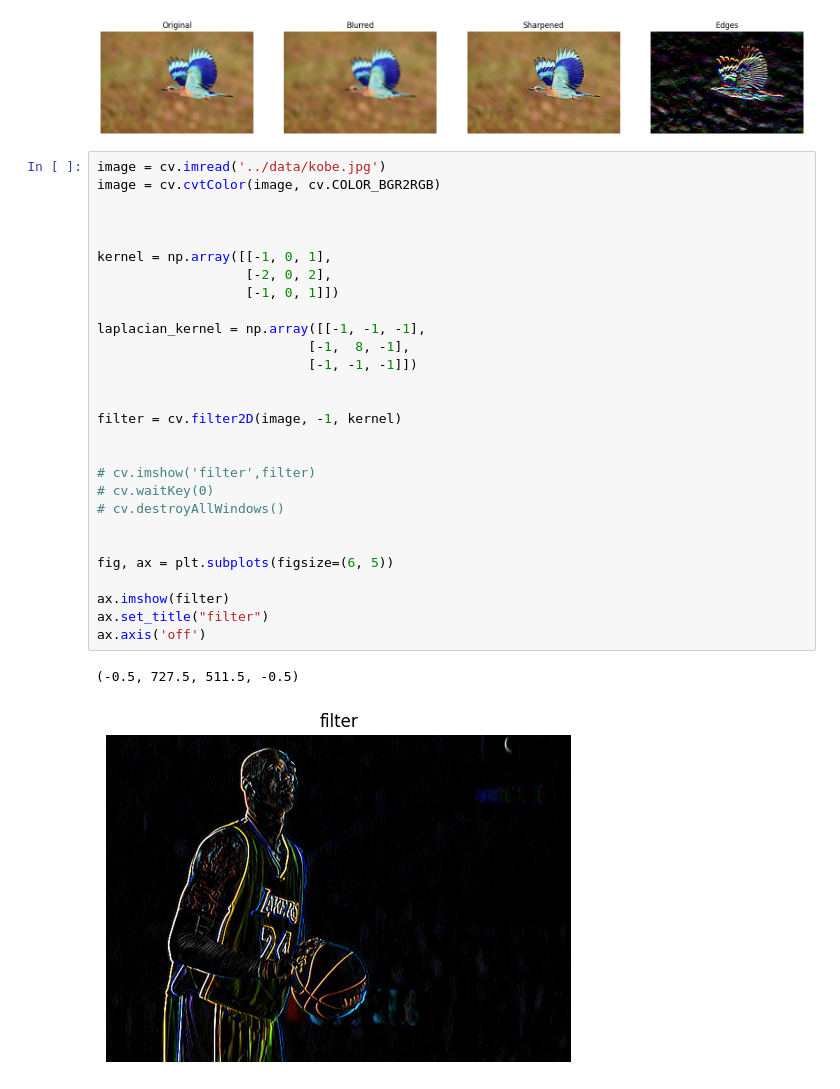
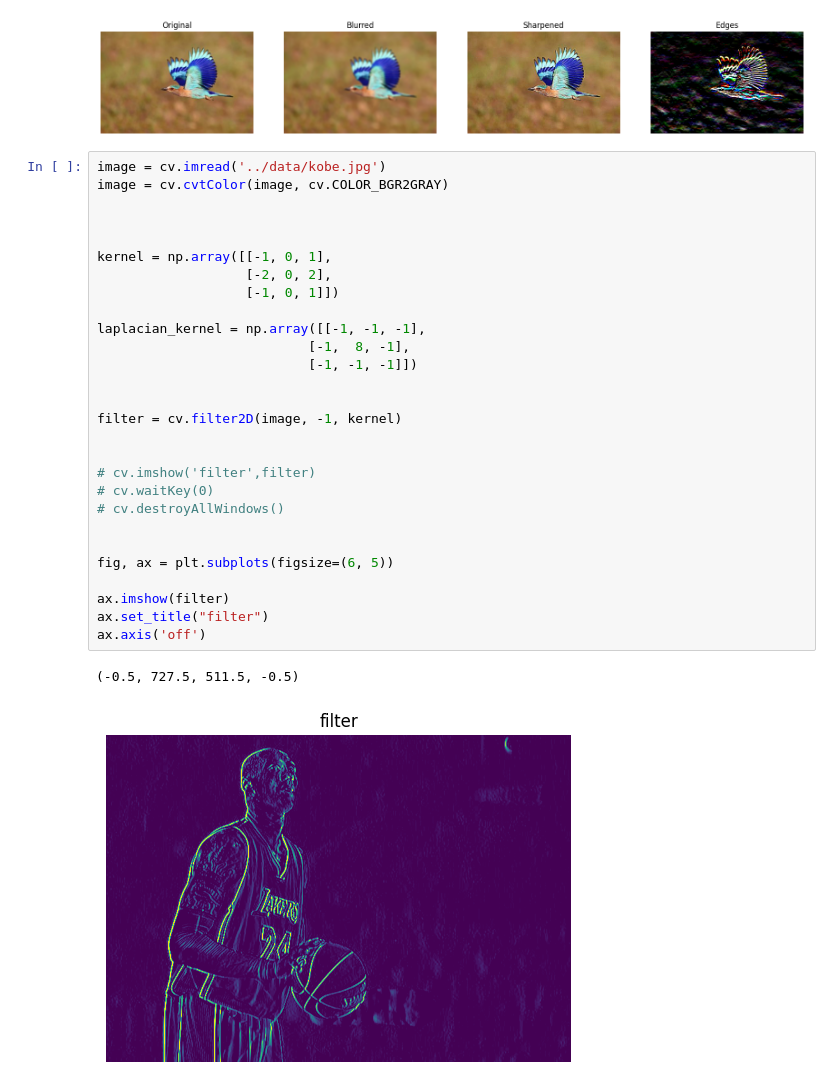
Before and after one commit to vimaurya/ComputerVision, a Jupyter notebook: cv2_basic/filter.ipynb, the cells around one changed output. Saved outputs shown, nothing was run; the diff lists cells and outputs as text.

```diff
--- a/cv2_basic/filter.ipynb
+++ b/cv2_basic/filter.ipynb
@@ -57,32 +57,32 @@ plt.show()
 [figure]
 # %%
 image = cv.imread('../data/kobe.jpg')
-image = cv.cvtColor(image, cv.COLOR_BGR2RGB)
+image = cv.cvtColor(image, cv.COLOR_BGR2GRAY)
 
 
 
 kernel = np.array([[-1, 0, 1],
                    [-2, 0, 2],
                    [-1, 0, 1]])
 
 laplacian_kernel = np.array([[-1, -1, -1],
                            [-1,  8, -1],
                            [-1, -1, -1]])
 
 
 filter = cv.filter2D(image, -1, kernel)
 
 
 # cv.imshow('filter',filter)
 # cv.waitKey(0)
 # cv.destroyAllWindows()
 
 
 fig, ax = plt.subplots(figsize=(6, 5))
 
 ax.imshow(filter)
 ax.set_title("filter")
 ax.axis('off')
 # %% [output]
 (-0.5, 727.5, 511.5, -0.5)
-[figure, old version]
+[figure, new version]
```
Also changed, not shown: parts of 1 cell of this notebook, 6 other files.
